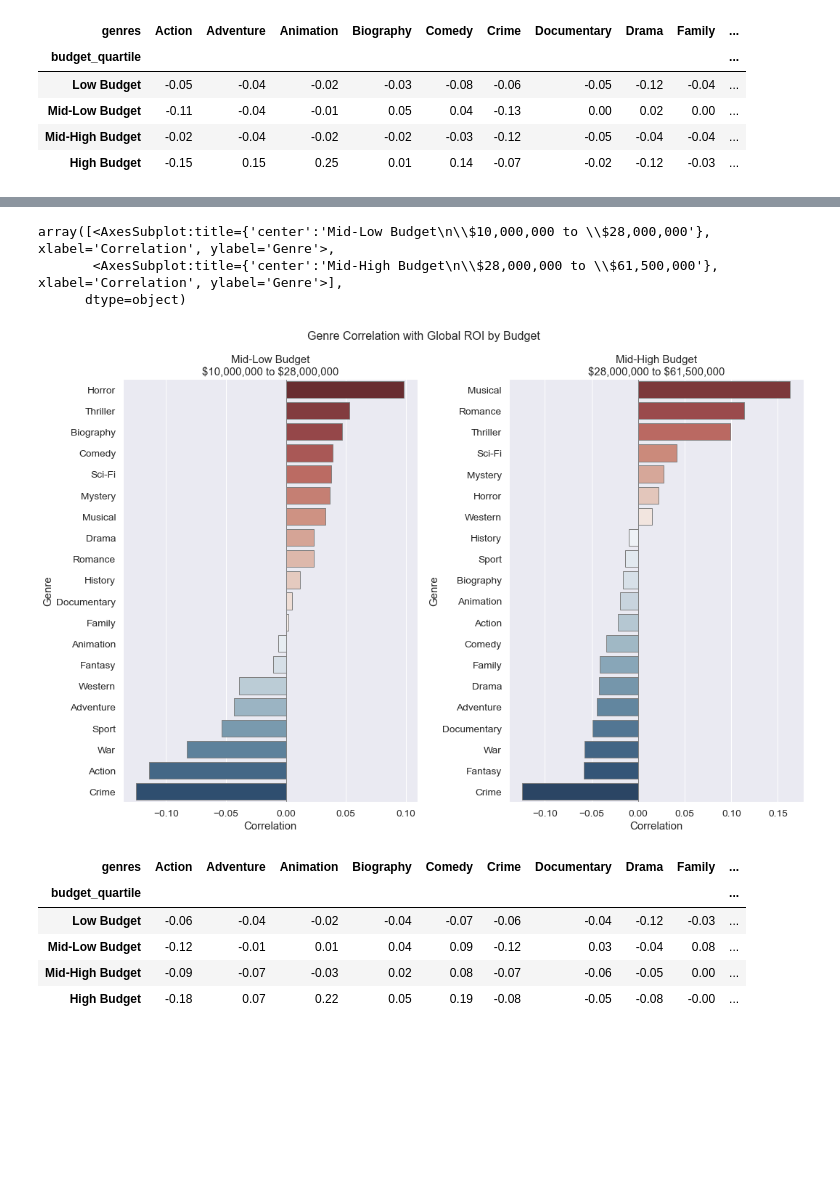
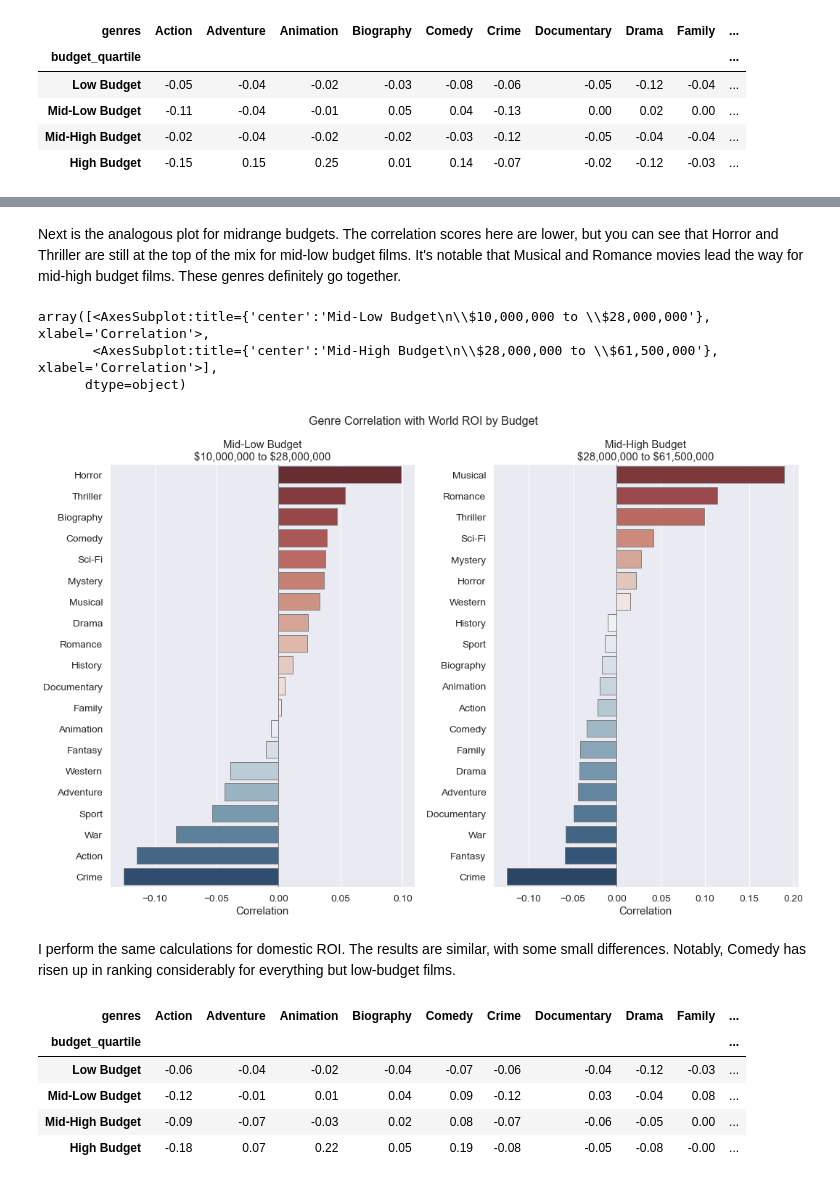
Before and after one commit to ndgigliotti/dsc-phase-1-project, a Jupyter notebook: genres.ipynb, the cells around one changed output, grey strips where cells are left out. Cells and saved outputs as stored; diff of their text form; code cells hidden in the pictures; blank space fills up the shorter version.

```diff
--- a/genres.ipynb
+++ b/genres.ipynb
@@ -449,5 +475,6 @@ Questions to consider:
 # %%
 combos = pd.crosstab(imdb.explode('genres')['tconst'], imdb.explode('genres')['genres'])
+combos = combos.astype(np.bool_)
 combos = combos.sort_index(axis=1).sort_index(axis=0)
 combos.to_json(os.path.join('precomputed', 'genre_combos.json'))
 combos.head()
@@ -500,8 +549,8 @@ Text(0, 0.5, '')
 quartile_labels = ['Low Budget', 'Mid-Low Budget', 'Mid-High Budget', 'High Budget']
 imdb['budget_quartile'] = pd.qcut(imdb['production_budget'], 4, quartile_labels)
 quartile_intervals = pd.qcut(imdb['production_budget'], 4).dtype.categories
-global_roi_by_budget = combos.groupby(imdb['budget_quartile']).corrwith(imdb['worldwide_roi'])
-global_roi_by_budget
+world_roi_by_budget = combos.groupby(imdb['budget_quartile']).corrwith(imdb['worldwide_roi'])
+world_roi_by_budget
 # %% [output]
 | genres | Action | Adventure | Animation | Biography | Comedy | Crime | Documentary | Drama | Family | ... |
 | budget_quartile |  |  |  |  |  |  |  |  |  | ... |
@@ -524,15 +577,19 @@ array([<AxesSubplot:title={'center':'Low Budget\n\\$27,000 to \\$10,000,000'}, x
+# %% [markdown]
+Next is the analogous plot for midrange budgets. The correlation scores here are lower, but you can see that Horror and Thriller are still at the top of the mix for mid-low budget films. It's notable that Musical and Romance movies lead the way for mid-high budget films. These genres definitely go together.
 # %%
-plotting.cat_corr_by_bins(global_roi_by_budget,
+plotting.cat_corr_by_bins(world_roi_by_budget,
                             'Mid-Low Budget',
                             'Mid-High Budget',
                             quartile_intervals[1],
                             quartile_intervals[2],
-                            'Genre Correlation with Global ROI by Budget')
+                            'Genre Correlation with World ROI by Budget')
 # %% [output]
-array([<AxesSubplot:title={'center':'Mid-Low Budget\n\\$10,000,000 to \\$28,000,000'}, xlabel='Correlation', ylabel='Genre'>,
-       <AxesSubplot:title={'center':'Mid-High Budget\n\\$28,000,000 to \\$61,500,000'}, xlabel='Correlation', ylabel='Genre'>],
+array([<AxesSubplot:title={'center':'Mid-Low Budget\n\\$10,000,000 to \\$28,000,000'}, xlabel='Correlation'>,
+       <AxesSubplot:title={'center':'Mid-High Budget\n\\$28,000,000 to \\$61,500,000'}, xlabel='Correlation'>],
       dtype=object)
-[figure, old version]
+[figure, new version]
+# %% [markdown]
+I perform the same calculations for domestic ROI. The results are similar, with some small differences. Notably, Comedy has risen up in ranking considerably for everything but low-budget films.
 # %%
 domestic_roi_by_budget = combos.groupby(imdb['budget_quartile']).corrwith(imdb['domestic_roi'])
 domestic_roi_by_budget
```
Also changed, not shown: parts of 47 cells of this notebook, 3 other files.
